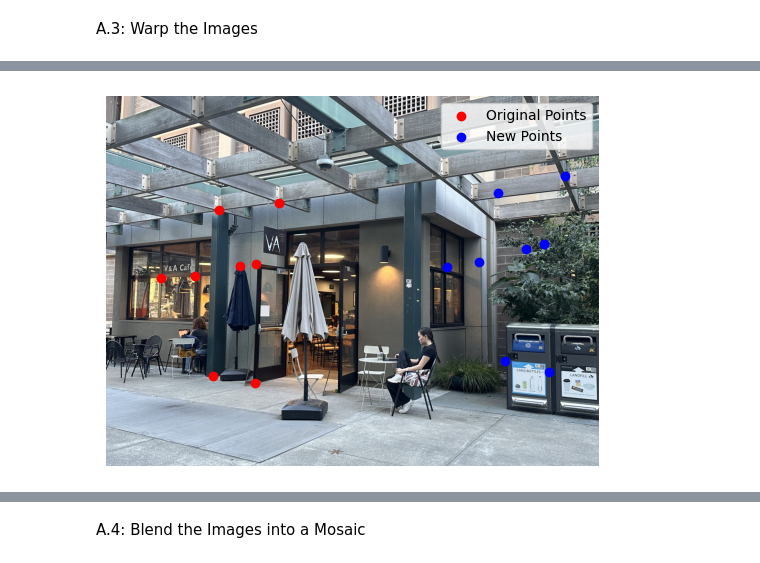
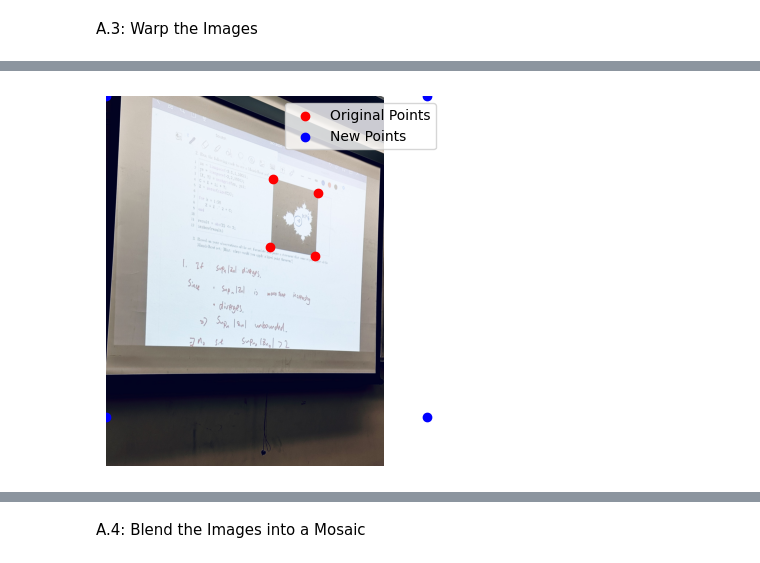
Before and after one commit to IHU3025/IHU3025.github.io, a Jupyter notebook: proj3/code/main.ipynb, the cells around one changed output, grey strips where cells are left out. Drawn from its saved outputs; the diff is of its cells as text; code cells hidden in the pictures.

```diff
--- a/proj3/code/main.ipynb
+++ b/proj3/code/main.ipynb
@@ -39,10 +39,7 @@ def computeH1(im1_pts,im2_pts):
     return H
 # %%
 def computeH_simple(im1_pts, im2_pts):
-    """
-    Simple homography computation using Ah = b formulation
-    where h = [h11, h12, h13, h21, h22, h23, h31, h32] and h33 = 1
-    """
+
     im1_pts = np.array(im1_pts)
     im2_pts = np.array(im2_pts)
     n = im1_pts.shape[0]
@@ -50,7 +47,6 @@ def computeH_simple(im1_pts, im2_pts):
     if n < 4:
         raise ValueError("At least 4 point correspondences are required")
 
-    # Build A and b matrices
     A = []
     b = []
 
@@ -58,28 +54,23 @@ def computeH_simple(im1_pts, im2_pts):
         x, y = im1_pts[i]
         xp, yp = im2_pts[i]
 
-        # Equation for x': h11*x + h12*y + h13 - h31*x*xp - h32*y*xp = xp
         A.append([x, y, 1, 0, 0, 0, -xp*x, -xp*y])
         b.append(xp)
-
-        # Equation for y': h21*x + h22*y + h23 - h31*x*yp - h32*y*yp = yp
         A.append([0, 0, 0, x, y, 1, -yp*x, -yp*y])
         b.append(yp)
 
     A = np.array(A)
     b = np.array(b)
 
-    # Solve Ah = b
-    if A.shape[0] == A.shape[1]:  # Square matrix (exactly 8 equations)
+    if A.shape[0] == A.shape[1]:
         h = np.linalg.solve(A, b)
-    else:  # Overdetermined system
+    else:
         h = np.linalg.lstsq(A, b, rcond=None)[0]
 
-    # Build the 3x3 homography matrix with h33 = 1
     H = np.array([
-        [h[0], h[1], h[2]],    # h11, h12, h13
-        [h[3], h[4], h[5]],    # h21, h22, h23
-        [h[6], h[7], 1.0]      # h31, h32, h33=1
+        [h[0], h[1], h[2]],
+        [h[3], h[4], h[5]],
+        [h[6], h[7], 1.0]
     ])
 
     return H
@@ -261,18 +205,2 @@ def warpImage(im, H, interp_func):
 
     return output
-# %%
-# Debug your current homography
-print("=== Debugging Output Size ===")
-import json
-
-img = plt.imread('../data/IMG_8843r.jpg')
-with open('../data/chairsR.json', 'r') as f:
-    warped_points = json.load(f)
-
-original_pts = np.array(warped_points["im1Points"])
-new_pts = np.array(warped_points["im2Points"])
-H = computeH_simple(original_pts,new_pts)
-
-output_w, output_h, min_pair = debug_get_output_size(img, H)
-print(f"Output size: {output_w} x {output_h}")
-print(f"min_pair: {min_pair}")
@@ -325,30 +321,30 @@ def display(im_original, im_warped, interp_func, title="Image Warping Result"):
 # %%
 import json
 
-img = plt.imread('../data/IMG_8848.jpg')
-with open('../data/VA.json','r') as f:
+img = plt.imread('../data/IMG_8782.jpg')
+with open('../data/ppt.json', 'r') as f:
     warped_points = json.load(f)
 
 original_pts = np.array(warped_points["im1Points"])
-new_pts = np.array(warped_points["im2Points"])
-
+#new_pts = np.array(warped_points["im2Points"])
+new_pts = np.array([[0, 0], [3500, 0], [0, 3500], [3500, 3500]])
 
 H = computeH_simple(original_pts,new_pts)
 #imwarped_nn = warpImageNearestNeighbor(img,H)
 #imwarped_bil = warpImageBilinear(img,H)
 
 # Plot the image
 fig, ax = plt.subplots()
 
 # Plot the image
 ax.imshow(img)
 
 # Plot the points on the image
 ax.scatter(original_pts[:, 0], original_pts[:, 1], c='r', label='Original Points')
 ax.scatter(new_pts[:, 0], new_pts[:, 1], c='b', label='New Points')
 
 ax.legend()
 ax.axis('off')
 plt.show()
 # %% [output]
-[figure, old version]
+[figure, new version]
```
Also changed, not shown: parts of 16 cells of this notebook, 29 other files.
